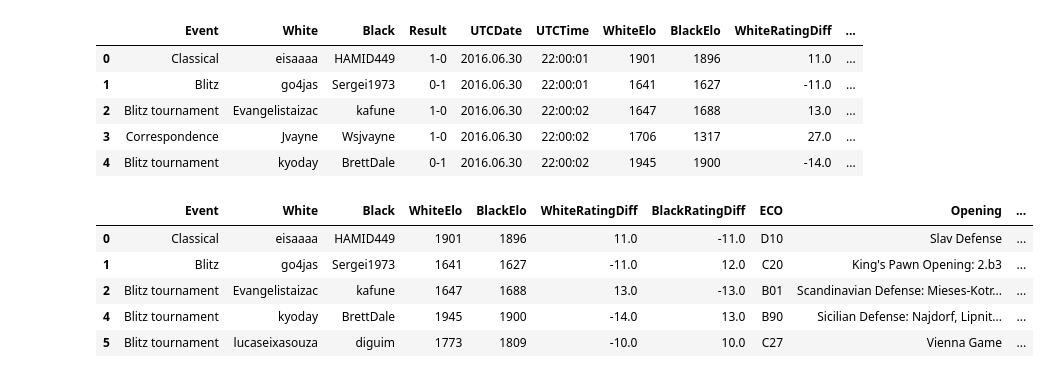
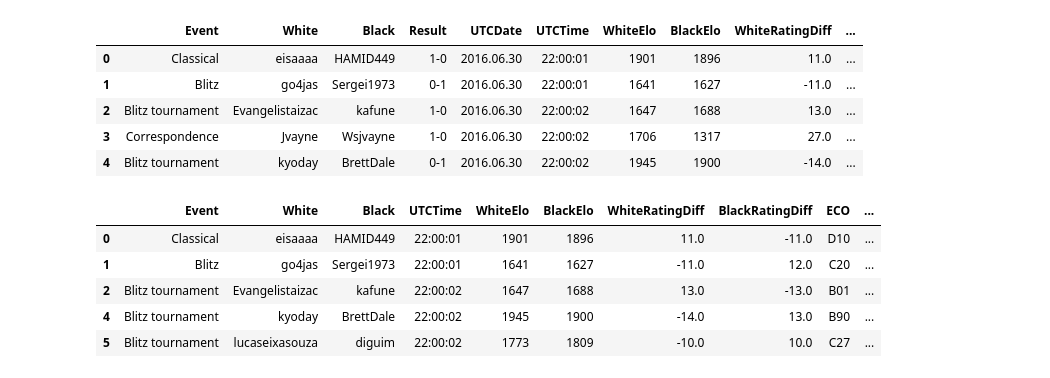
Before and after one commit to Mr-Barros/ENG4040, a Jupyter notebook: src/analises/tratamento-base-kaggle.ipynb, the cells around one changed output. Saved outputs shown, nothing was run; the diff lists cells and outputs as text; code cells hidden in the pictures.

```diff
--- a/src/analises/tratamento-base-kaggle.ipynb
+++ b/src/analises/tratamento-base-kaggle.ipynb
@@ -4,4 +6,5 @@ from sklearn.preprocessing import OneHotEncoder
 # %%
+pd.set_option('display.max_columns', None)
 path = '../../dados/experimentos/chess_games.csv'
 df = pd.read_csv(path, nrows=100000)
 df.head()
@@ -15,30 +18,34 @@ df.head()
 # %%
 # Drop null values in WhiteRatingDiff and BlackRatingDiff
 df = df.dropna()
 
-# Drop UTCTime
-df = df.drop('UTCTime', axis=1)
 
 # Transform UTCDate into Year, Month and Day
 # Will it be useful with a dataset that only has the year of 2016? Maybe this could be useful to analyse player information over time
 df[['Year', 'Month', 'Day']] = df['UTCDate'].str.split('.', expand=True)
 df = df.drop('UTCDate', axis=1)
+
+# Transform UTCTime into hour, minute and second
+df[['Hour', 'Minute', 'Second']] = df['UTCTime'].str.split(':', expand=True)
 
 # Transform Result into WhiteWon and BlackWon
 df['WhiteWon'] = df['Result'].apply(lambda result: 1 if result == '1-0' else (0.5 if result == '1/2-1/2' else 0))
 df['BlackWon'] = df['Result'].apply(lambda result: 1 if result == '0-1' else (0.5 if result == '1/2-1/2' else 0))
 df = df.drop('Result', axis=1)
 
 # Transform TimeControl into Time and Increment
 df = df[df['TimeControl'] != '-']
-df[['Time', 'Increment']] = df['TimeControl'].str.split('+',expand=True)
+df[['Time', 'Increment']] = df['TimeControl'].str.split('+', expand=True)
 df = df.drop('TimeControl', axis=1)
 
+df['EloDiff'] = df['WhiteElo'] - df['BlackElo']
+df['EloAvg'] = (df['WhiteElo'] + df['BlackElo']) / 2
+
 df.head()
 # %% [output]
-|  | Event | White | Black | WhiteElo | BlackElo | WhiteRatingDiff | BlackRatingDiff | ECO | Opening | ... |
-| 0 | Classical | eisaaaa | HAMID449 | 1901 | 1896 | 11.0 | -11.0 | D10 | Slav Defense | ... |
-| 1 | Blitz | go4jas | Sergei1973 | 1641 | 1627 | -11.0 | 12.0 | C20 | King's Pawn Opening: 2.b3 | ... |
-| 2 | Blitz tournament | Evangelistaizac | kafune | 1647 | 1688 | 13.0 | -13.0 | B01 | Scandinavian Defense: Mieses-Kotr... | ... |
-| 4 | Blitz tournament | kyoday | BrettDale | 1945 | 1900 | -14.0 | 13.0 | B90 | Sicilian Defense: Najdorf, Lipnit... | ... |
-| 5 | Blitz tournament | lucaseixasouza | diguim | 1773 | 1809 | -10.0 | 10.0 | C27 | Vienna Game | ... |
+|  | Event | White | Black | UTCTime | WhiteElo | BlackElo | WhiteRatingDiff | BlackRatingDiff | ECO | ... |
+| 0 | Classical | eisaaaa | HAMID449 | 22:00:01 | 1901 | 1896 | 11.0 | -11.0 | D10 | ... |
+| 1 | Blitz | go4jas | Sergei1973 | 22:00:01 | 1641 | 1627 | -11.0 | 12.0 | C20 | ... |
+| 2 | Blitz tournament | Evangelistaizac | kafune | 22:00:02 | 1647 | 1688 | 13.0 | -13.0 | B01 | ... |
+| 4 | Blitz tournament | kyoday | BrettDale | 22:00:02 | 1945 | 1900 | -14.0 | 13.0 | B90 | ... |
+| 5 | Blitz tournament | lucaseixasouza | diguim | 22:00:02 | 1773 | 1809 | -10.0 | 10.0 | C27 | ... |
```
Also changed, not shown: parts of 6 cells of this notebook.
